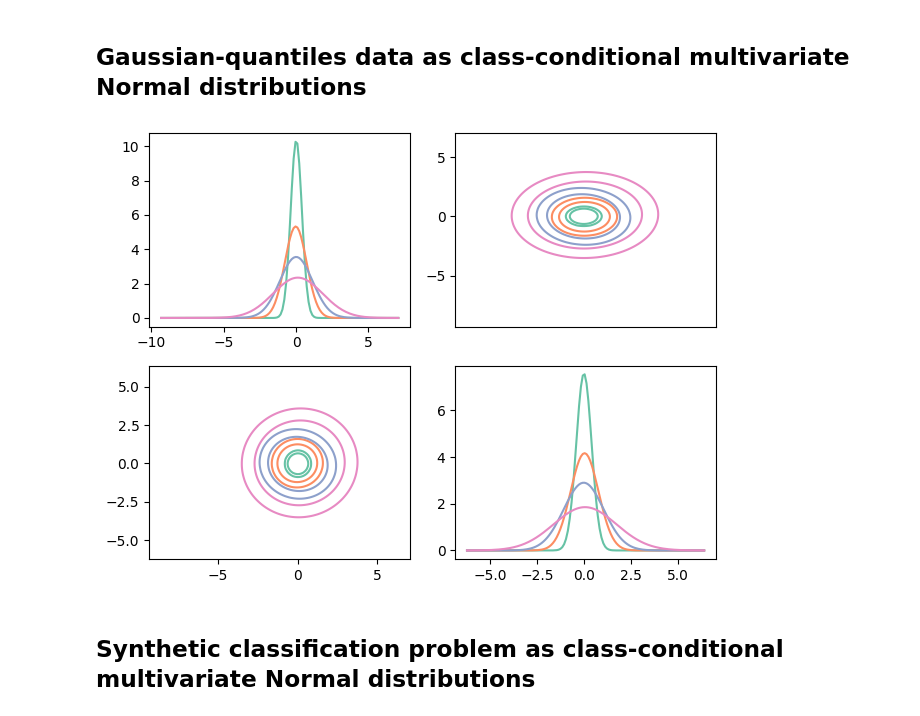
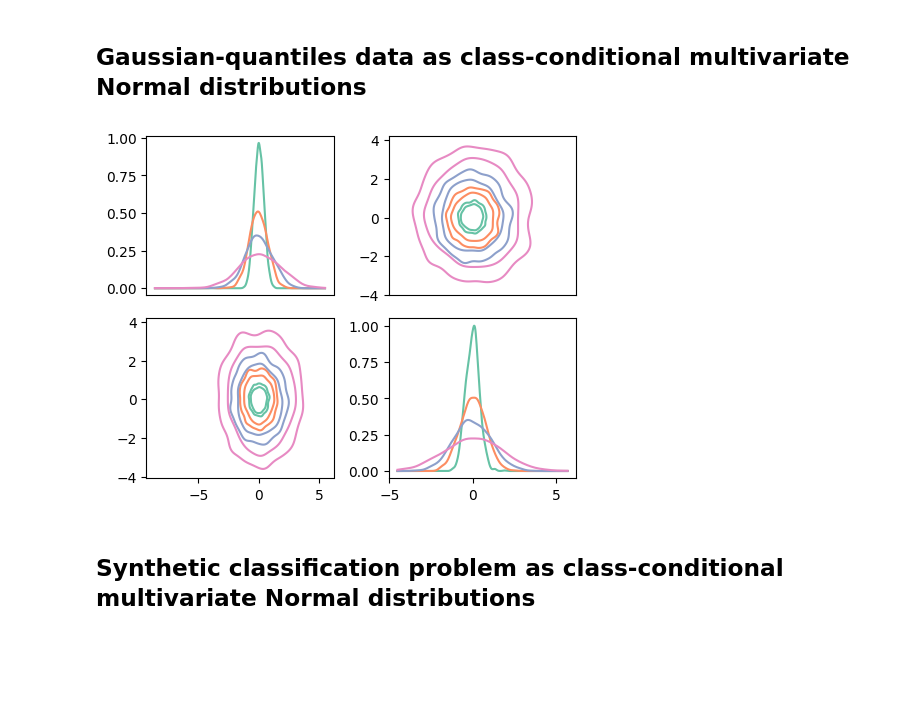
Before and after one commit to UniStuttgart-VISUS/uadapy, a Jupyter notebook: examples/datasets.ipynb, the cells around one changed output. Drawn from its saved outputs; the diff is of its cells as text; code cells hidden in the pictures; blank space fills up the shorter version.

Commit message:
rerun notebook for current changes to plotting

```diff
--- a/examples/datasets.ipynb
+++ b/examples/datasets.ipynb
@@ -162,9 +162,9 @@ fig, axs = plot_samples(distribs_lo, n_samples=2000, point_size=4, show_plot=Tru
 # %%
 distribs_hi = data.make_gaussian_quantiles_normal(n_classes=4, cov=1.2)
 distribs_lo = uapca(distribs_hi, n_dims=2)
-fig, axs = plot_contour_nd(distribs_lo, n_samples=10000, quantiles=[75, 90], show_plot=True)
+fig, axs = plot_contour_nd(distribs_lo, n_samples_kde=1000, quantiles=[75, 90], show_plot=True)
 # %% [output]
-[figure, old version]
+[figure, new version]
 # %% [markdown]
 ## Synthetic classification problem as class-conditional multivariate Normal distributions
 # %%
```
Also changed, not shown: parts of 9 cells of this notebook.
